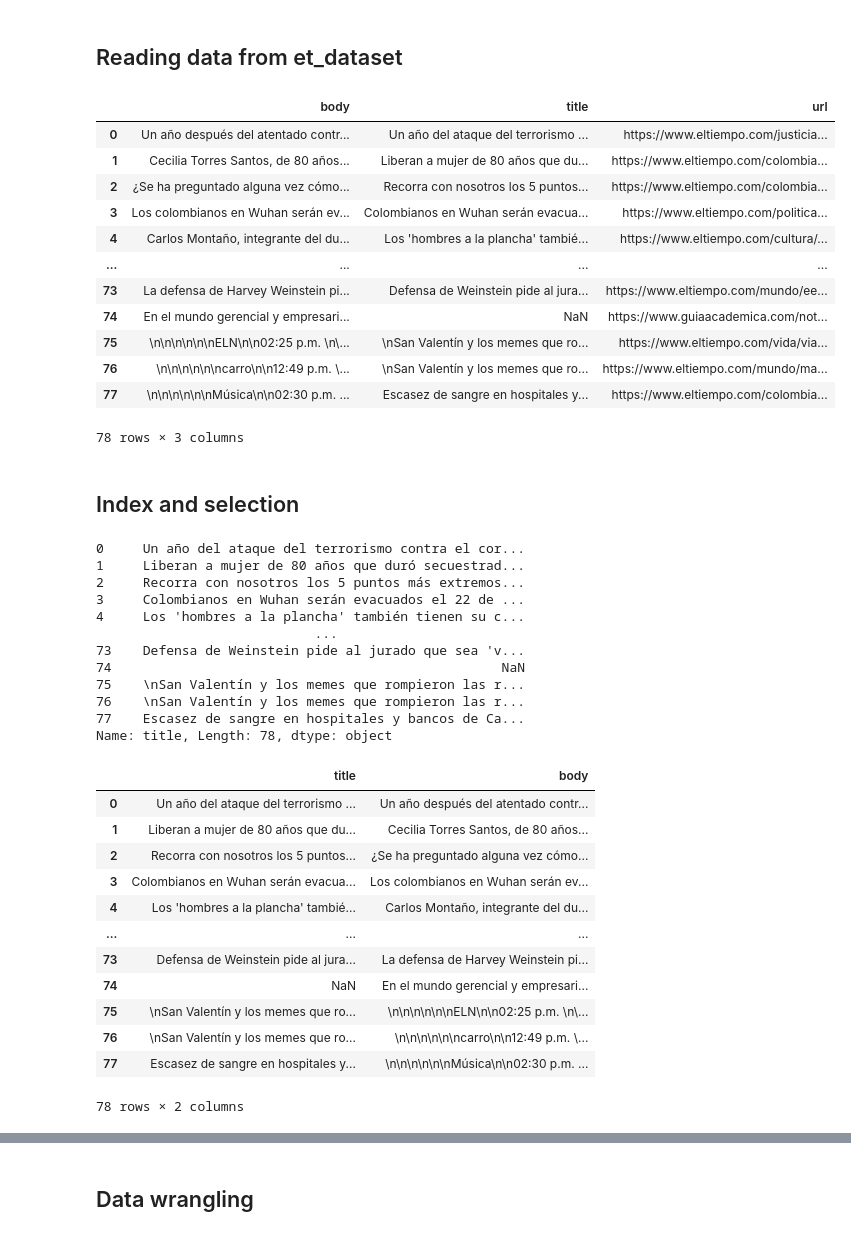
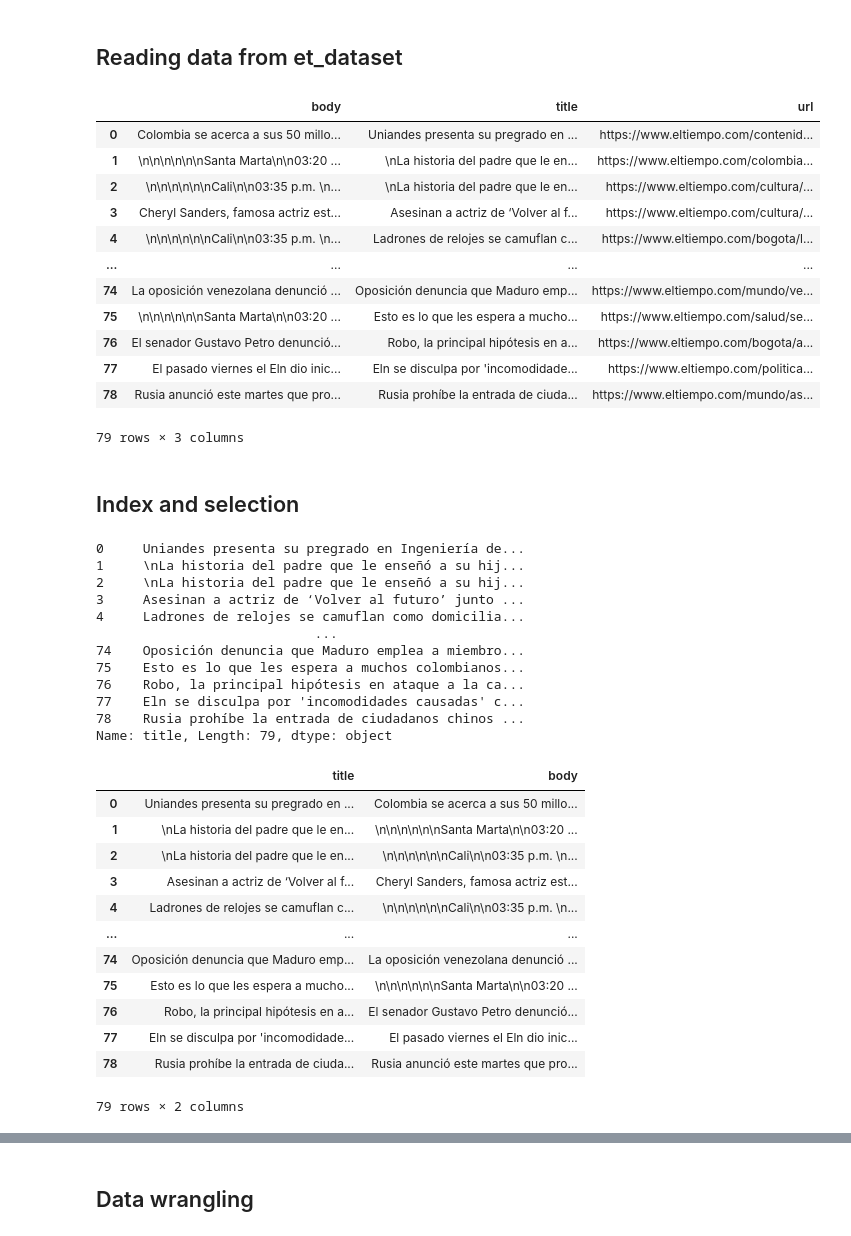
Before and after one commit to cristian-rincon/data-eng-1, a Jupyter notebook: Introduction-to-pandas.ipynb, the cells around one changed output, grey strips where cells are left out. Saved outputs shown, nothing was run; the diff lists cells and outputs as text; code cells hidden in the pictures.

```diff
--- a/Introduction-to-pandas.ipynb
+++ b/Introduction-to-pandas.ipynb
@@ -73,24 +73,24 @@ csv_test
 # %% [markdown]
 ## Reading data from et_dataset
 # %%
-csv_test_et = pd.read_csv('web_scraper/eltiempo_2020_02_14_articles.csv')
+csv_test_et = pd.read_csv('web_scraper/datasets/eltiempo_2020_02_18_articles.csv')
 type(csv_test_et)
 # csv_test_et.head()
 csv_test_et
 # %% [output]
 |  | body | title | url |
-| 0 | Un año después del atentado contr... | Un año del ataque del terrorismo ... | https://www.eltiempo.com/justicia... |
-| 1 | Cecilia Torres Santos, de 80 años... | Liberan a mujer de 80 años que du... | https://www.eltiempo.com/colombia... |
-| 2 | ¿Se ha preguntado alguna vez cómo... | Recorra con nosotros los 5 puntos... | https://www.eltiempo.com/colombia... |
-| 3 | Los colombianos en Wuhan serán ev... | Colombianos en Wuhan serán evacua... | https://www.eltiempo.com/politica... |
-| 4 | Carlos Montaño, integrante del du... | Los 'hombres a la plancha' tambié... | https://www.eltiempo.com/cultura/... |
+| 0 | Colombia se acerca a sus 50 millo... | Uniandes presenta su pregrado en ... | https://www.eltiempo.com/contenid... |
+| 1 | \n\n\n\n\n\nSanta Marta\n\n03:20 ... | \nLa historia del padre que le en... | https://www.eltiempo.com/colombia... |
+| 2 | \n\n\n\n\n\nCali\n\n03:35 p.m. \n... | \nLa historia del padre que le en... | https://www.eltiempo.com/cultura/... |
+| 3 | Cheryl Sanders, famosa actriz est... | Asesinan a actriz de ‘Volver al f... | https://www.eltiempo.com/cultura/... |
+| 4 | \n\n\n\n\n\nCali\n\n03:35 p.m. \n... | Ladrones de relojes se camuflan c... | https://www.eltiempo.com/bogota/l... |
 | ... | ... | ... | ... |
-| 73 | La defensa de Harvey Weinstein pi... | Defensa de Weinstein pide al jura... | https://www.eltiempo.com/mundo/ee... |
-| 74 | En el mundo gerencial y empresari... | NaN | https://www.guiaacademica.com/not... |
-| 75 | \n\n\n\n\n\nELN\n\n02:25 p.m. \n\... | \nSan Valentín y los memes que ro... | https://www.eltiempo.com/vida/via... |
-| 76 | \n\n\n\n\n\ncarro\n\n12:49 p.m. \... | \nSan Valentín y los memes que ro... | https://www.eltiempo.com/mundo/ma... |
-| 77 | \n\n\n\n\n\nMúsica\n\n02:30 p.m. ... | Escasez de sangre en hospitales y... | https://www.eltiempo.com/colombia... |
+| 74 | La oposición venezolana denunció ... | Oposición denuncia que Maduro emp... | https://www.eltiempo.com/mundo/ve... |
+| 75 | \n\n\n\n\n\nSanta Marta\n\n03:20 ... | Esto es lo que les espera a mucho... | https://www.eltiempo.com/salud/se... |
+| 76 | El senador Gustavo Petro denunció... | Robo, la principal hipótesis en a... | https://www.eltiempo.com/bogota/a... |
+| 77 | El pasado viernes el Eln dio inic... | Eln se disculpa por 'incomodidade... | https://www.eltiempo.com/politica... |
+| 78 | Rusia anunció este martes que pro... | Rusia prohíbe la entrada de ciuda... | https://www.eltiempo.com/mundo/as... |
-78 rows × 3 columns
+79 rows × 3 columns
 # %% [markdown]
 ## Index and selection
 # %%
@@ -100,34 +100,34 @@ csv_test_et['title']
 
 # if you want to select more than one column, you can add it to array. ex: csv_test_et[['title', 'body']]
 # %% [output]
-0     Un año del ataque del terrorismo contra el cor...
-1     Liberan a mujer de 80 años que duró secuestrad...
-2     Recorra con nosotros los 5 puntos más extremos...
-3     Colombianos en Wuhan serán evacuados el 22 de ...
-4     Los 'hombres a la plancha' también tienen su c...
+0     Uniandes presenta su pregrado en Ingeniería de...
+1     \nLa historia del padre que le enseñó a su hij...
+2     \nLa historia del padre que le enseñó a su hij...
+3     Asesinan a actriz de ‘Volver al futuro’ junto ...
+4     Ladrones de relojes se camuflan como domicilia...
                             ...
-73    Defensa de Weinstein pide al jurado que sea 'v...
-74                                                  NaN
-75    \nSan Valentín y los memes que rompieron las r...
-76    \nSan Valentín y los memes que rompieron las r...
-77    Escasez de sangre en hospitales y bancos de Ca...
-Name: title, Length: 78, dtype: object
+74    Oposición denuncia que Maduro emplea a miembro...
+75    Esto es lo que les espera a muchos colombianos...
+76    Robo, la principal hipótesis en ataque a la ca...
+77    Eln se disculpa por 'incomodidades causadas' c...
+78    Rusia prohíbe la entrada de ciudadanos chinos ...
+Name: title, Length: 79, dtype: object
 # %%
 csv_test_et[['title', 'body']]
 # %% [output]
 |  | title | body |
-| 0 | Un año del ataque del terrorismo ... | Un año después del atentado contr... |
-| 1 | Liberan a mujer de 80 años que du... | Cecilia Torres Santos, de 80 años... |
-| 2 | Recorra con nosotros los 5 puntos... | ¿Se ha preguntado alguna vez cómo... |
-| 3 | Colombianos en Wuhan serán evacua... | Los colombianos en Wuhan serán ev... |
-| 4 | Los 'hombres a la plancha' tambié... | Carlos Montaño, integrante del du... |
+| 0 | Uniandes presenta su pregrado en ... | Colombia se acerca a sus 50 millo... |
+| 1 | \nLa historia del padre que le en... | \n\n\n\n\n\nSanta Marta\n\n03:20 ... |
+| 2 | \nLa historia del padre que le en... | \n\n\n\n\n\nCali\n\n03:35 p.m. \n... |
+| 3 | Asesinan a actriz de ‘Volver al f... | Cheryl Sanders, famosa actriz est... |
+| 4 | Ladrones de relojes se camuflan c... | \n\n\n\n\n\nCali\n\n03:35 p.m. \n... |
 | ... | ... | ... |
-| 73 | Defensa de Weinstein pide al jura... | La defensa de Harvey Weinstein pi... |
-| 74 | NaN | En el mundo gerencial y empresari... |
-| 75 | \nSan Valentín y los memes que ro... | \n\n\n\n\n\nELN\n\n02:25 p.m. \n\... |
-| 76 | \nSan Valentín y los memes que ro... | \n\n\n\n\n\ncarro\n\n12:49 p.m. \... |
-| 77 | Escasez de sangre en hospitales y... | \n\n\n\n\n\nMúsica\n\n02:30 p.m. ... |
+| 74 | Oposición denuncia que Maduro emp... | La oposición venezolana denunció ... |
+| 75 | Esto es lo que les espera a mucho... | \n\n\n\n\n\nSanta Marta\n\n03:20 ... |
+| 76 | Robo, la principal hipótesis en a... | El senador Gustavo Petro denunció... |
+| 77 | Eln se disculpa por 'incomodidade... | El pasado viernes el Eln dio inic... |
+| 78 | Rusia prohíbe la entrada de ciuda... | Rusia anunció este martes que pro... |
-78 rows × 2 columns
+79 rows × 2 columns
 # %%
 # Numpy like
 
```
Also changed, not shown: parts of 16 cells of this notebook, 10 other files.
